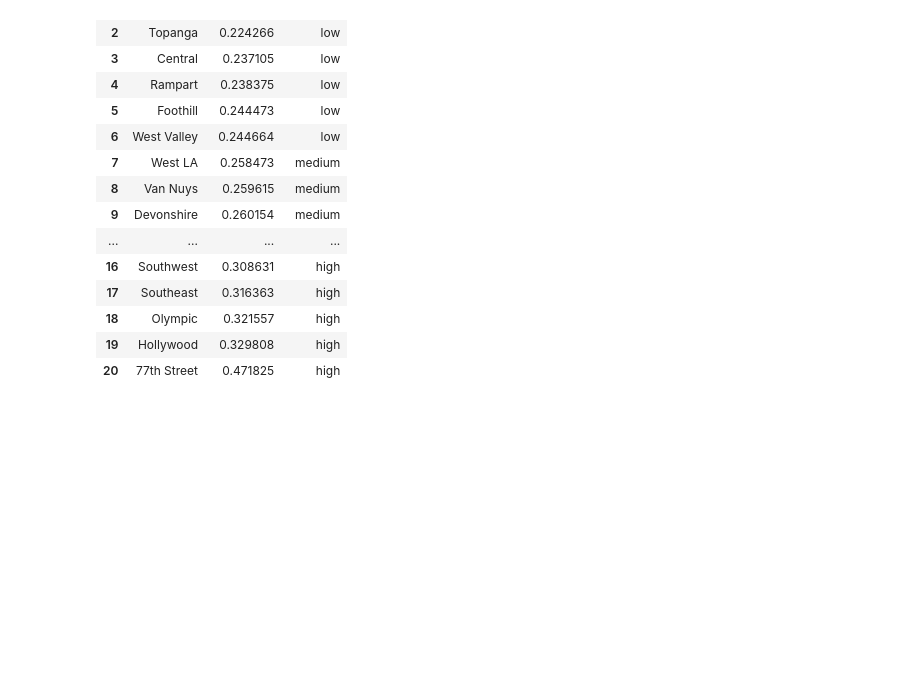
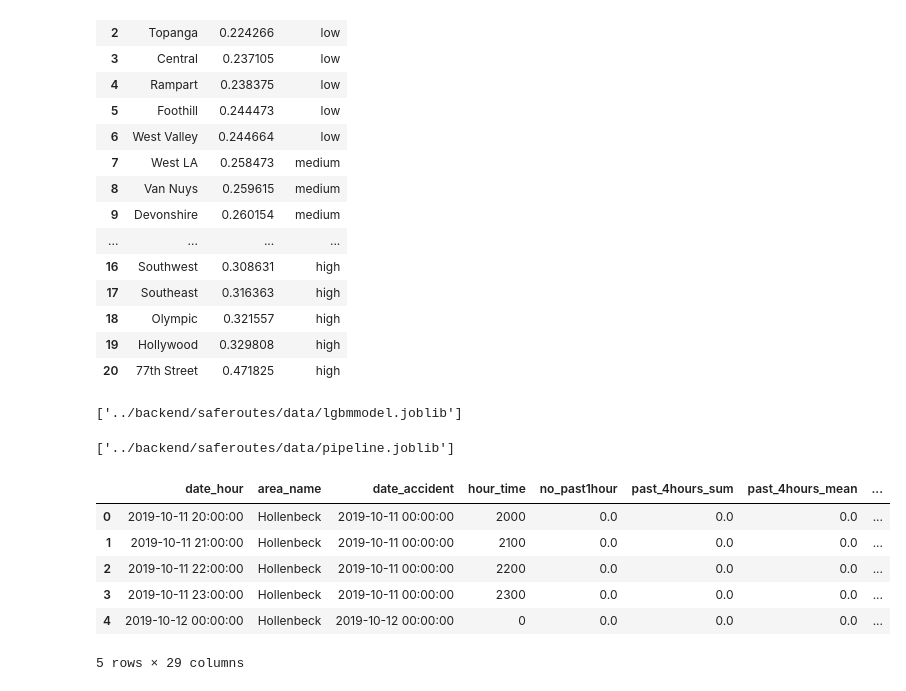
Before and after one commit to Safe-Routes-Finders/Data-Science, a Jupyter notebook: notebooks/saferoutes_model.ipynb, the cells around one changed output. Saved outputs shown, nothing was run; the diff lists cells and outputs as text; code cells hidden in the pictures; blank space fills up the shorter version.

```diff
--- a/notebooks/saferoutes_model.ipynb
+++ b/notebooks/saferoutes_model.ipynb
@@ -299,0 +316,10 @@ crash_areas
+# %%
+#dumping LGBM Model
+joblib.dump(model,"../backend/saferoutes/data/lgbmmodel.joblib")
+# %% [output]
+['../backend/saferoutes/data/lgbmmodel.joblib']
+# %%
+#dumping Pipeline
+joblib.dump(pipeline,"../backend/saferoutes/data/pipeline.joblib")
+# %% [output]
+['../backend/saferoutes/data/pipeline.joblib']
@@ -299,0 +332,12 @@ crash_areas
+# %%
+test5 = test_set.tail().copy().reset_index(drop=True)
+# %%
+test5
+# %% [output]
+|  | date_hour | area_name | date_accident | hour_time | no_past1hour | past_4hours_sum | past_4hours_mean | ... |
+| 0 | 2019-10-11 20:00:00 | Hollenbeck | 2019-10-11 00:00:00 | 2000 | 0.0 | 0.0 | 0.0 | ... |
+| 1 | 2019-10-11 21:00:00 | Hollenbeck | 2019-10-11 00:00:00 | 2100 | 0.0 | 0.0 | 0.0 | ... |
+| 2 | 2019-10-11 22:00:00 | Hollenbeck | 2019-10-11 00:00:00 | 2200 | 0.0 | 0.0 | 0.0 | ... |
+| 3 | 2019-10-11 23:00:00 | Hollenbeck | 2019-10-11 00:00:00 | 2300 | 0.0 | 0.0 | 0.0 | ... |
+| 4 | 2019-10-12 00:00:00 | Hollenbeck | 2019-10-12 00:00:00 | 0 | 0.0 | 0.0 | 0.0 | ... |
+5 rows × 29 columns
```
Also changed, not shown: parts of 6 cells of this notebook.
